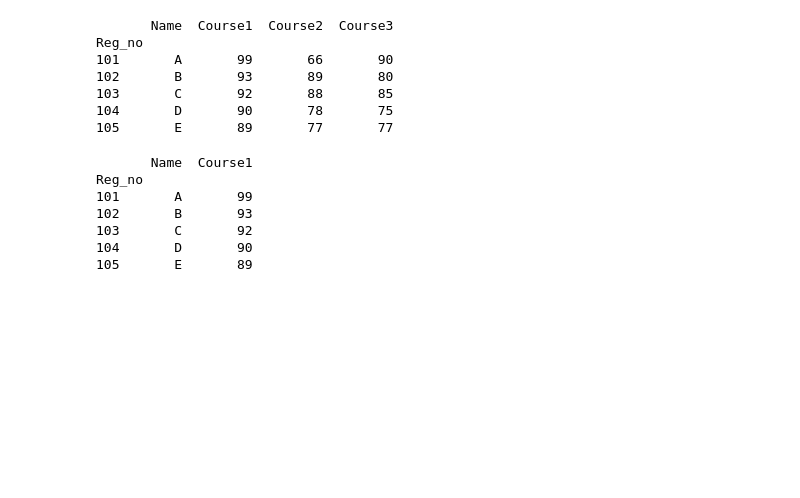
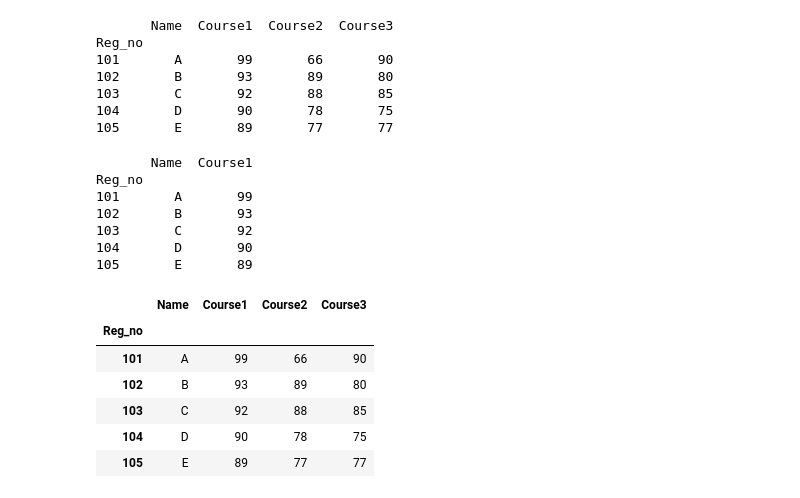
Before and after one commit to dheephiga/python-wgs, a Jupyter notebook: numpy_pandas/adv_pandas.ipynb, the cells around one changed output. Cells and saved outputs as stored; diff of their text form; code cells hidden in the pictures; blank space fills up the shorter version.

```diff
--- a/numpy_pandas/adv_pandas.ipynb
+++ b/numpy_pandas/adv_pandas.ipynb
@@ -32,3 +32,13 @@ Reg_no
 103       C       92
 104       D       90
 105       E       89
+# %%
+df
+# %% [output]
+|  | Name | Course1 | Course2 | Course3 |
+| Reg_no |  |  |  |  |
+| 101 | A | 99 | 66 | 90 |
+| 102 | B | 93 | 89 | 80 |
+| 103 | C | 92 | 88 | 85 |
+| 104 | D | 90 | 78 | 75 |
+| 105 | E | 89 | 77 | 77 |
```
Also changed, not shown: parts of 4 cells of this notebook, 1 other file.
